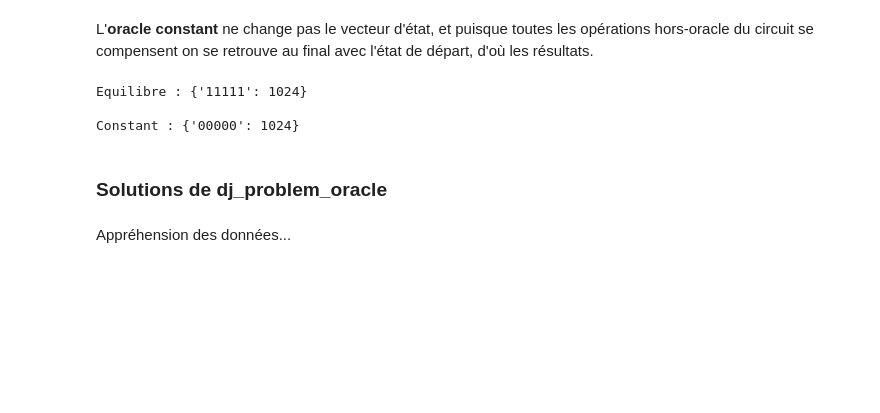
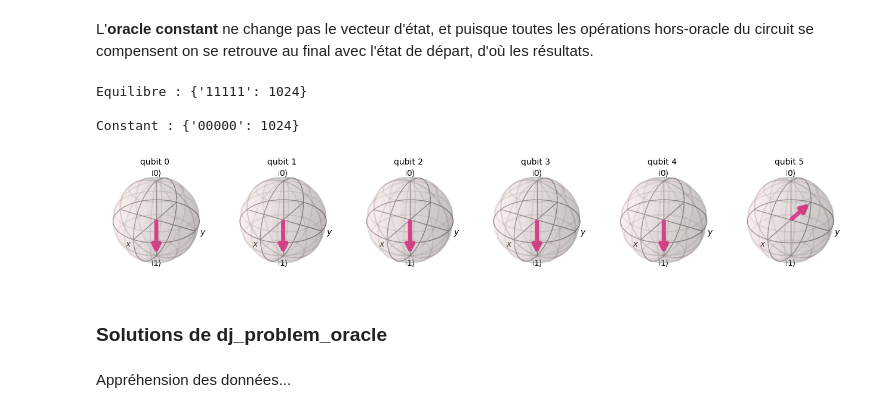
Before and after one commit to RAPHCVR/IQ, a Jupyter notebook: TP3/tp3.ipynb, the cells around one changed output. Saved outputs shown, nothing was run; the diff lists cells and outputs as text; code cells hidden in the pictures; blank space fills up the shorter version.

```diff
--- a/TP3/tp3.ipynb
+++ b/TP3/tp3.ipynb
@@ -156,6 +199,10 @@ print(
 Equilibre : {'11111': 1024}
 
 Constant : {'00000': 1024}
+# %%
+equilibre.vizbloch()
+# %% [output]
+[figure, added]
 # %% [markdown]
 ### Solutions de dj_problem_oracle
 # %% [markdown]
```
Also changed, not shown: parts of 21 cells of this notebook.
